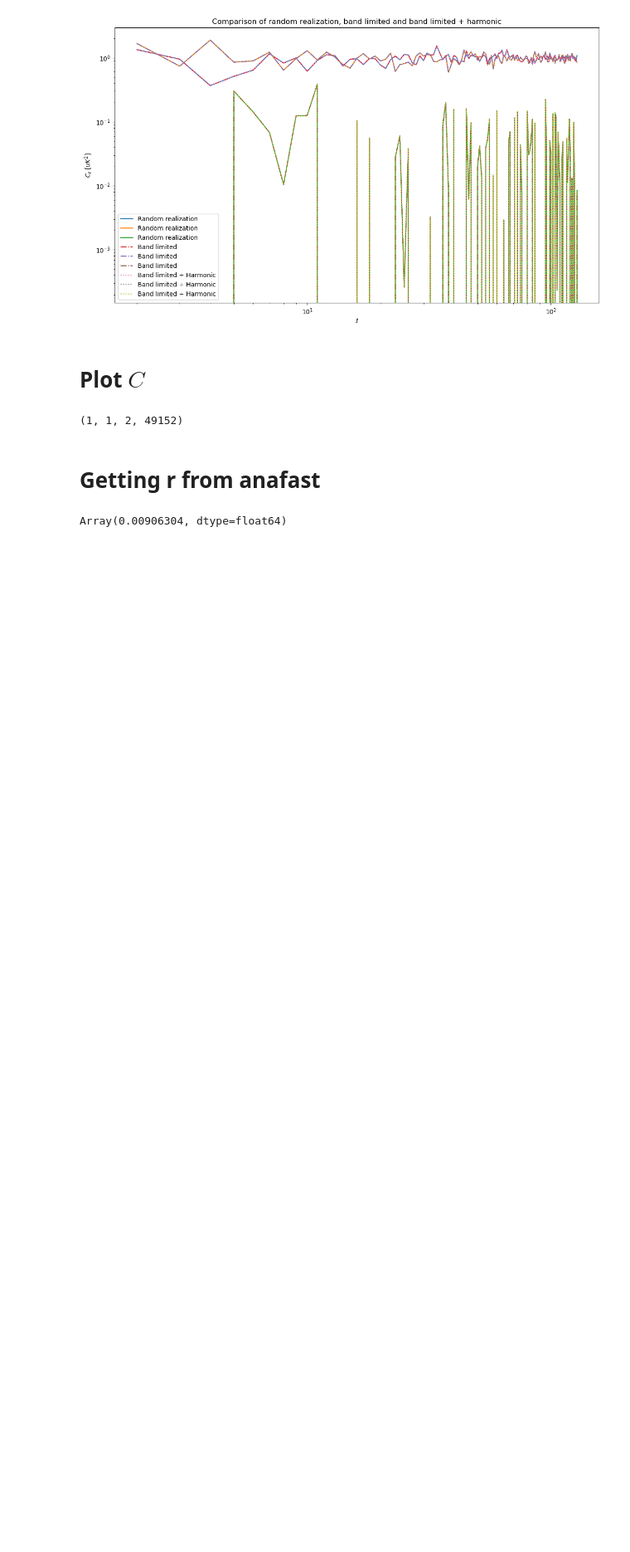
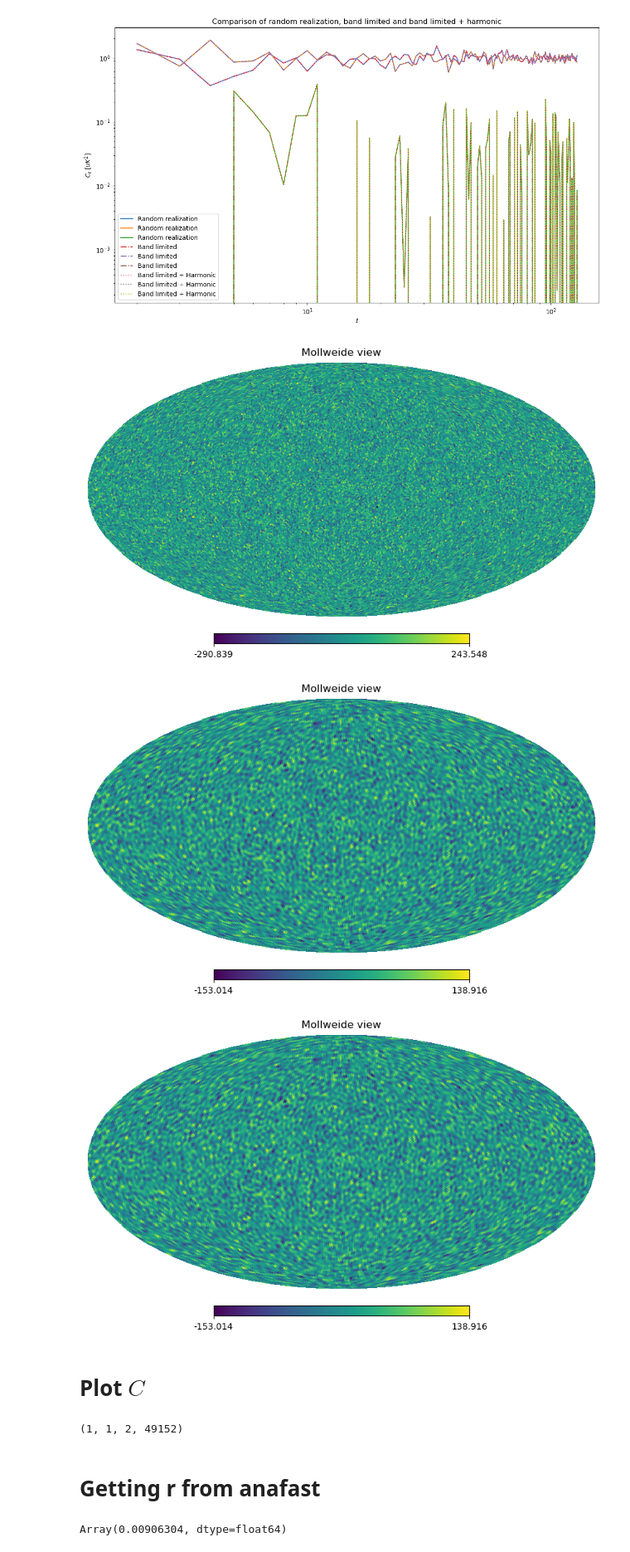
Before and after one commit to CMBSciPol/MICMAC, a Jupyter notebook: test_playground/Validation_Classical_Gibbs/multinode_verif_v109_v3b.ipynb, the cells around one changed output. Shown at 83% size. Drawn from its saved outputs; the diff is of its cells as text; code cells hidden in the pictures; blank space fills up the shorter version.

```diff
--- a/test_playground/Validation_Classical_Gibbs/multinode_verif_v109_v3b.ipynb
+++ b/test_playground/Validation_Classical_Gibbs/multinode_verif_v109_v3b.ipynb
@@ -733,6 +742,14 @@ plt.legend()
 plt.show()
 # %% [output]
 [figure]
+# %%
+hp.mollview(right_member_0[0])
+hp.mollview(right_member_1[0])
+hp.mollview(right_member_2[0])
+# %% [output]
+[figure, added]
+[figure, added]
+[figure, added]
 # %% [markdown]
 # Plot $C$
 # %%
```
Also changed, not shown: parts of 1 cell of this notebook, 2 other files.
